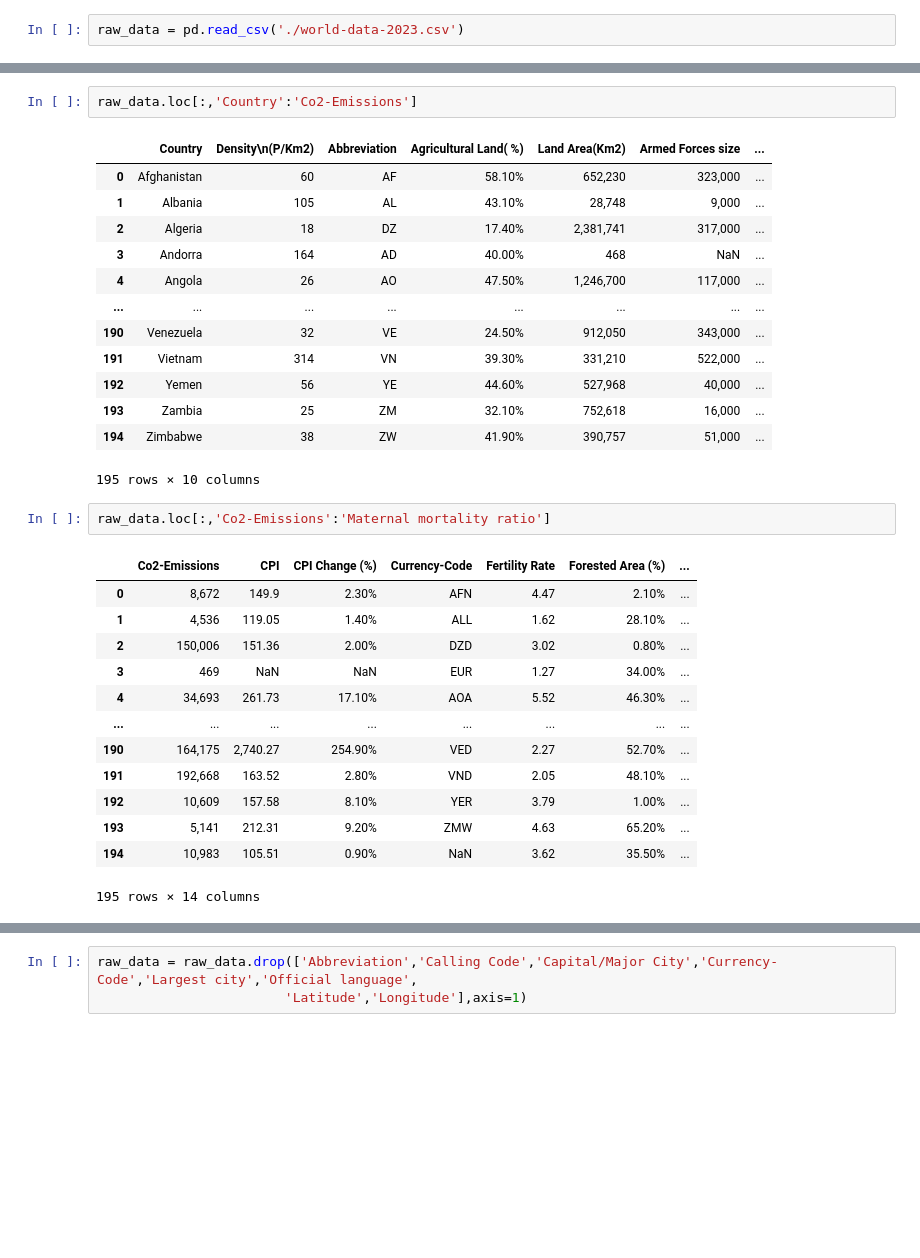
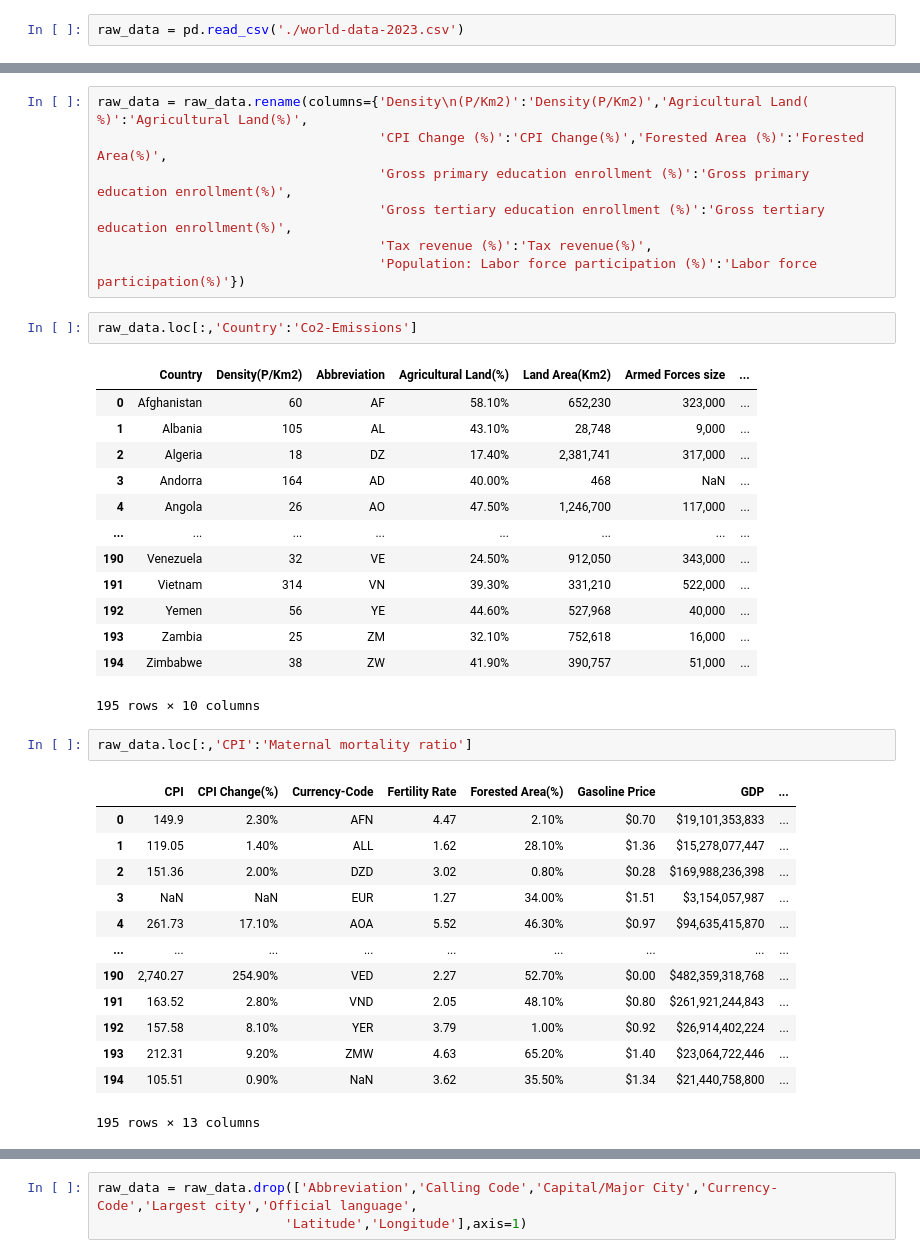
Before and after one commit to depa-tto/Multidimensional-Data-Visualization-exam, a Jupyter notebook: File_1.ipynb, the cells around one changed output, grey strips where cells are left out. Drawn from its saved outputs; the diff is of its cells as text; blank space fills up the shorter version.

```diff
--- a/File_1.ipynb
+++ b/File_1.ipynb
@@ -10,7 +26,14 @@ raw_data = pd.read_csv('./world-data-2023.csv')
+# %%
+raw_data = raw_data.rename(columns={'Density\n(P/Km2)':'Density(P/Km2)','Agricultural Land( %)':'Agricultural Land(%)',
+                                    'CPI Change (%)':'CPI Change(%)','Forested Area (%)':'Forested Area(%)',
+                                    'Gross primary education enrollment (%)':'Gross primary education enrollment(%)',
+                                    'Gross tertiary education enrollment (%)':'Gross tertiary education enrollment(%)',
+                                    'Tax revenue (%)':'Tax revenue(%)',
+                                    'Population: Labor force participation (%)':'Labor force participation(%)'})
 # %%
 raw_data.loc[:,'Country':'Co2-Emissions']
 # %% [output]
-|  | Country | Density\n(P/Km2) | Abbreviation | Agricultural Land( %) | Land Area(Km2) | Armed Forces size | ... |
+|  | Country | Density(P/Km2) | Abbreviation | Agricultural Land(%) | Land Area(Km2) | Armed Forces size | ... |
 | 0 | Afghanistan | 60 | AF | 58.10% | 652,230 | 323,000 | ... |
 | 1 | Albania | 105 | AL | 43.10% | 28,748 | 9,000 | ... |
 | 2 | Algeria | 18 | DZ | 17.40% | 2,381,741 | 317,000 | ... |
@@ -24,18 +47,18 @@ raw_data.loc[:,'Country':'Co2-Emissions']
 | 194 | Zimbabwe | 38 | ZW | 41.90% | 390,757 | 51,000 | ... |
 195 rows × 10 columns
 # %%
-raw_data.loc[:,'Co2-Emissions':'Maternal mortality ratio']
+raw_data.loc[:,'CPI':'Maternal mortality ratio']
 # %% [output]
-|  | Co2-Emissions | CPI | CPI Change (%) | Currency-Code | Fertility Rate | Forested Area (%) | ... |
-| 0 | 8,672 | 149.9 | 2.30% | AFN | 4.47 | 2.10% | ... |
-| 1 | 4,536 | 119.05 | 1.40% | ALL | 1.62 | 28.10% | ... |
-| 2 | 150,006 | 151.36 | 2.00% | DZD | 3.02 | 0.80% | ... |
-| 3 | 469 | NaN | NaN | EUR | 1.27 | 34.00% | ... |
-| 4 | 34,693 | 261.73 | 17.10% | AOA | 5.52 | 46.30% | ... |
-| ... | ... | ... | ... | ... | ... | ... | ... |
-| 190 | 164,175 | 2,740.27 | 254.90% | VED | 2.27 | 52.70% | ... |
-| 191 | 192,668 | 163.52 | 2.80% | VND | 2.05 | 48.10% | ... |
-| 192 | 10,609 | 157.58 | 8.10% | YER | 3.79 | 1.00% | ... |
-| 193 | 5,141 | 212.31 | 9.20% | ZMW | 4.63 | 65.20% | ... |
-| 194 | 10,983 | 105.51 | 0.90% | NaN | 3.62 | 35.50% | ... |
+|  | CPI | CPI Change(%) | Currency-Code | Fertility Rate | Forested Area(%) | Gasoline Price | GDP | ... |
+| 0 | 149.9 | 2.30% | AFN | 4.47 | 2.10% | $0.70 | $19,101,353,833 | ... |
+| 1 | 119.05 | 1.40% | ALL | 1.62 | 28.10% | $1.36 | $15,278,077,447 | ... |
+| 2 | 151.36 | 2.00% | DZD | 3.02 | 0.80% | $0.28 | $169,988,236,398 | ... |
+| 3 | NaN | NaN | EUR | 1.27 | 34.00% | $1.51 | $3,154,057,987 | ... |
+| 4 | 261.73 | 17.10% | AOA | 5.52 | 46.30% | $0.97 | $94,635,415,870 | ... |
+| ... | ... | ... | ... | ... | ... | ... | ... | ... |
+| 190 | 2,740.27 | 254.90% | VED | 2.27 | 52.70% | $0.00 | $482,359,318,768 | ... |
+| 191 | 163.52 | 2.80% | VND | 2.05 | 48.10% | $0.80 | $261,921,244,843 | ... |
+| 192 | 157.58 | 8.10% | YER | 3.79 | 1.00% | $0.92 | $26,914,402,224 | ... |
+| 193 | 212.31 | 9.20% | ZMW | 4.63 | 65.20% | $1.40 | $23,064,722,446 | ... |
+| 194 | 105.51 | 0.90% | NaN | 3.62 | 35.50% | $1.34 | $21,440,758,800 | ... |
-195 rows × 14 columns
+195 rows × 13 columns
```
Also changed, not shown: parts of 11 cells of this notebook.
